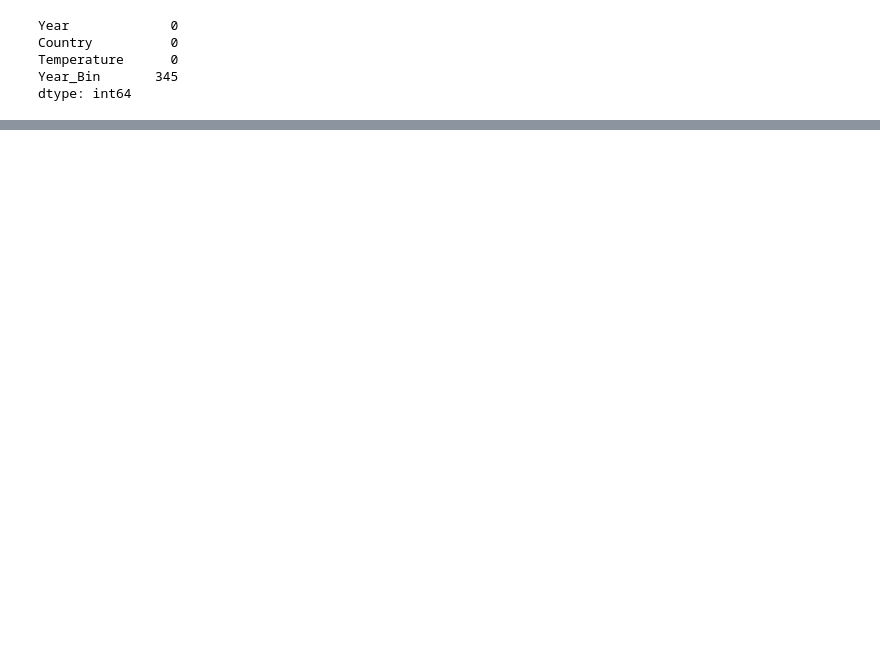
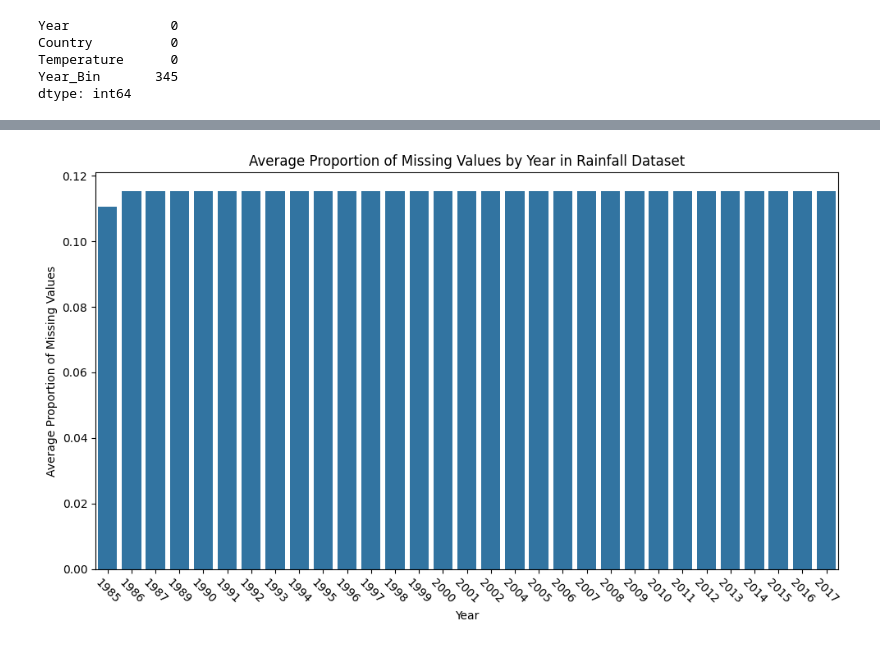
Before and after one commit to nkabram/um-milestone, a Jupyter notebook: Final.ipynb, the cells around one changed output, grey strips where cells are left out. Drawn from its saved outputs; the diff is of its cells as text; code cells hidden in the pictures; blank space fills up the shorter version.

```diff
--- a/Final.ipynb
+++ b/Final.ipynb
@@ -354,0 +423,17 @@ temp_df_cleaned
+# %%
+bin_size = 5
+min_year_rainfall = rain_df["Year"].min()
+max_year_rainfall = rain_df["Year"].max()
+bins_rainfall = list(range(int(min_year_rainfall), int(max_year_rainfall) + bin_size, bin_size))
+bin_labels_rainfall = [f"{i}-{i + bin_size - 1}" for i in bins_rainfall[:-1]]
+
+plt.figure(figsize=(10, 6))
+sns.barplot(x="Year", y="Missing_Proportion", data=rainfall_missing_by_year)
+plt.xticks(rotation=-45)
+plt.title('Average Proportion of Missing Values by Year in Rainfall Dataset')
+plt.ylabel('Average Proportion of Missing Values')
+plt.xlabel('Year')
+plt.tight_layout()
+plt.show()
+# %% [output]
+[figure, added]
```
Also changed, not shown: parts of 104 cells of this notebook, 6 other files.
